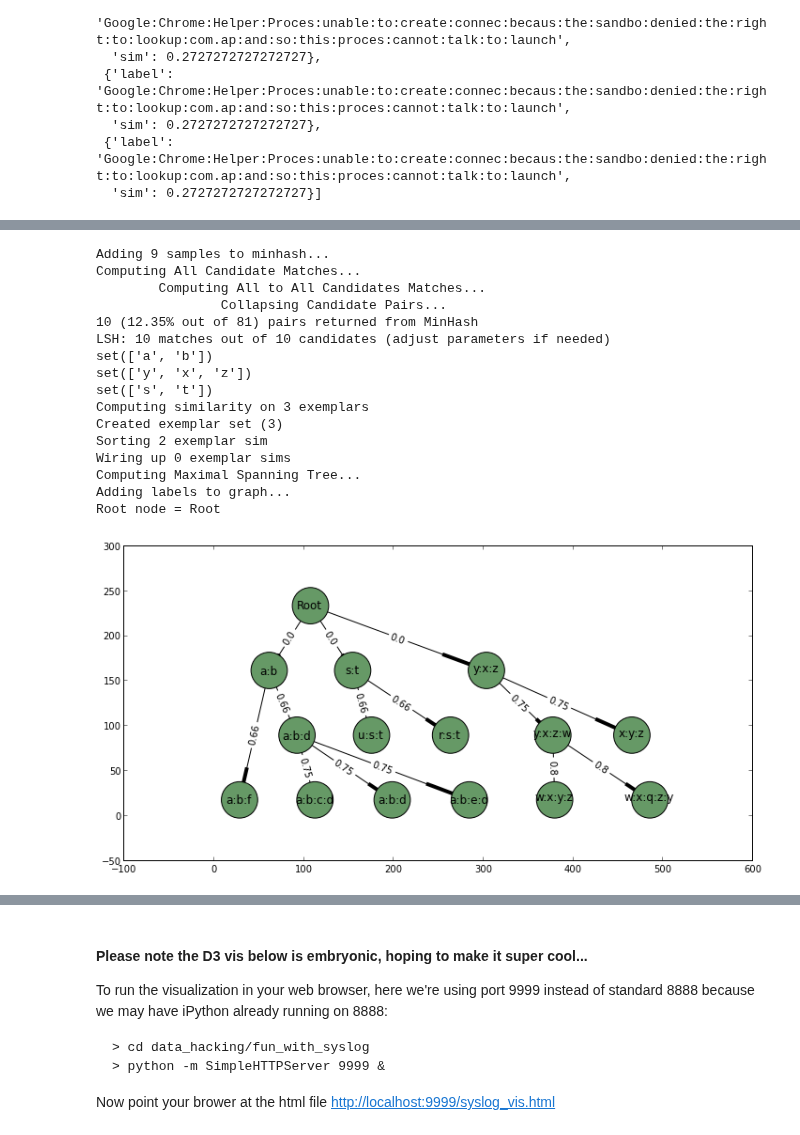
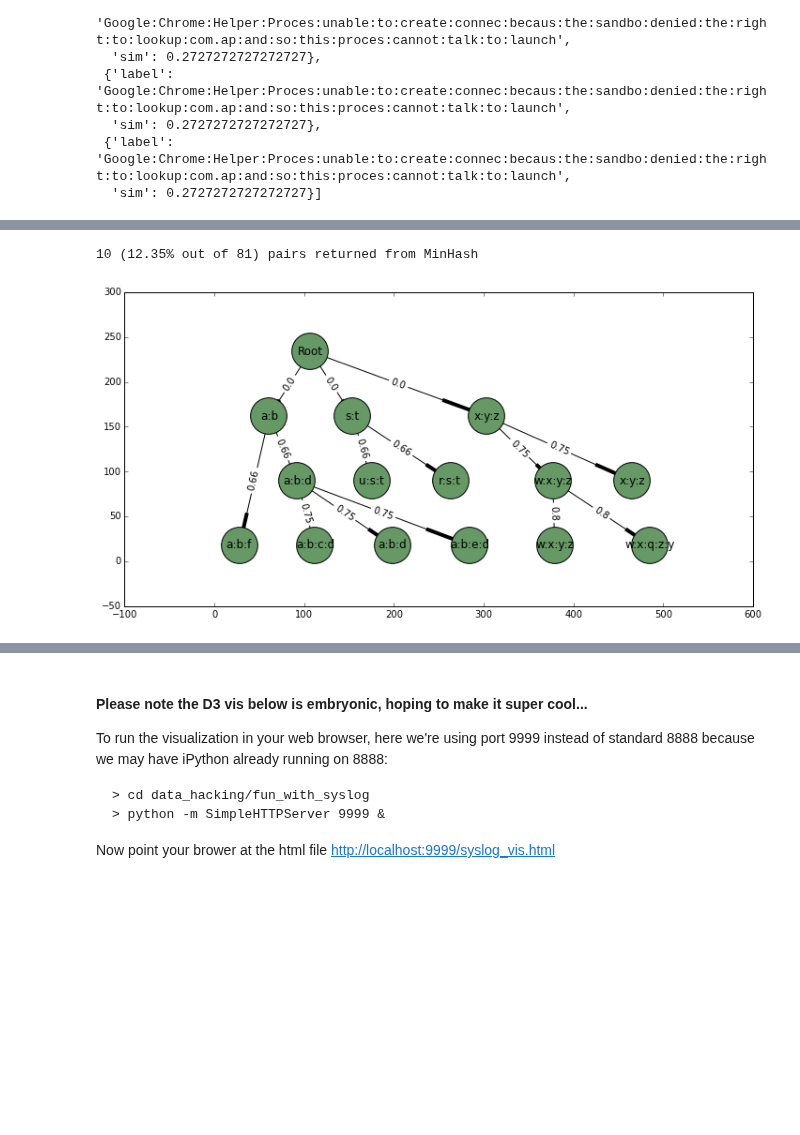
Before and after one commit to SuperCowPowers/data_hacking, a Jupyter notebook: fun_with_syslog/Fun_Syslog.ipynb, the cells around one changed output, grey strips where cells are left out. Saved outputs shown, nothing was run; the diff lists cells and outputs as text; code cells hidden in the pictures; blank space fills up the shorter version.

Commit message:
fix fun syslog notebook to work with new hcluster return values

```diff
--- a/fun_with_syslog/Fun_Syslog.ipynb
+++ b/fun_with_syslog/Fun_Syslog.ipynb
@@ -281,39 +277,24 @@ We're using a bottom up method (image is flipped :), you simply sort the similar
 # %%
 # A simple example for illustration
 import data_hacking.hcluster as hcluster
 
 toy_data = [['a','b','c','d'],['a','b','d'],['a','b','e','d'],['a','b','f'],
             ['w','x','y','z'],['x','y','z'],['w','x','q','z','y'],
             ['r','s','t'],['u','s','t']]
 
 toy_lsh = lsh_sims.LSHSimilarities(toy_data, mh_params=params)
 toy_sims = toy_lsh.batch_compute_similarities(distance_metric='jaccard', threshold=.2)
 
 # Compute a hierarchical clustering from the similarity list
 toy_h_clustering = hcluster.HCluster(toy_data)
 toy_h_clustering.set_sim_method(toy_lsh.jaccard_sim)
-toy_h_graph, toy_h_tree = toy_h_clustering.sims_to_hcluster(toy_sims)
+toy_h_tree, toy_root = toy_h_clustering.sims_to_hcluster(toy_sims)
 
 # Plot the hierarchical tree
 toy_h_clustering.plot_htree(toy_h_tree, prog='dot')
 # %% [output]
-Adding 9 samples to minhash...
-Computing All Candidate Matches...
-        Computing All to All Candidates Matches...
-                Collapsing Candidate Pairs...
 10 (12.35% out of 81) pairs returned from MinHash
-LSH: 10 matches out of 10 candidates (adjust parameters if needed)
-set(['a', 'b'])
-set(['y', 'x', 'z'])
-set(['s', 't'])
-Computing similarity on 3 exemplars
-Created exemplar set (3)
-Sorting 2 exemplar sim
-Wiring up 0 exemplar sims
-Computing Maximal Spanning Tree...
-Adding labels to graph...
-Root node = Root
-[figure, old version]
+[figure, new version]
 # %%
 # Now we'll do the same thing for our syslog data
 
```
Also changed, not shown: parts of 15 cells of this notebook.
